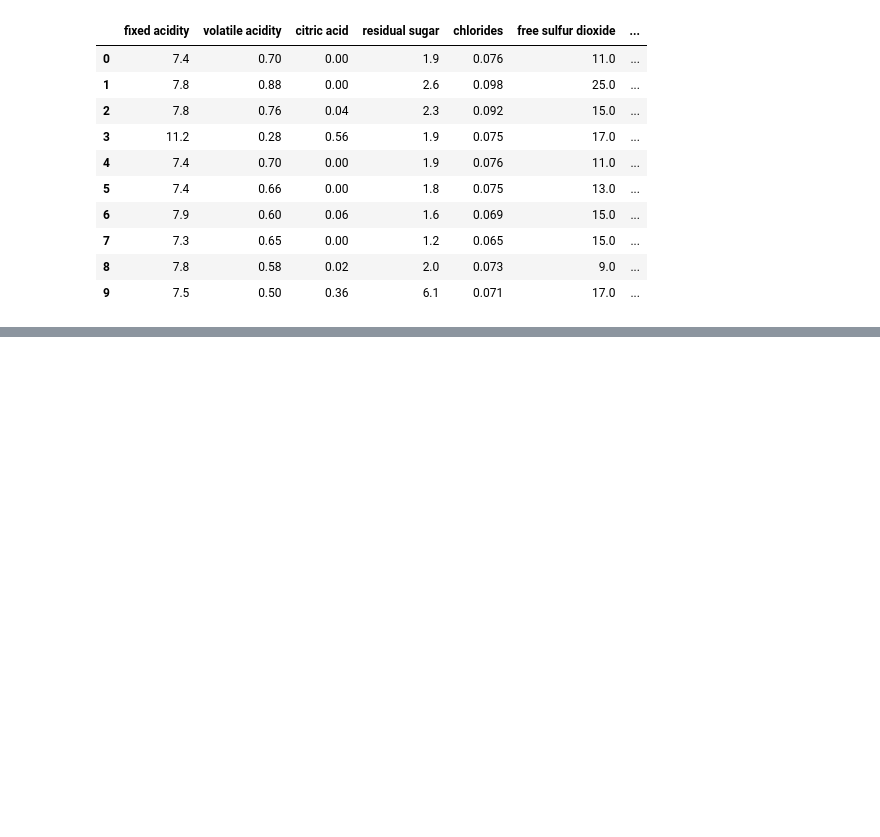
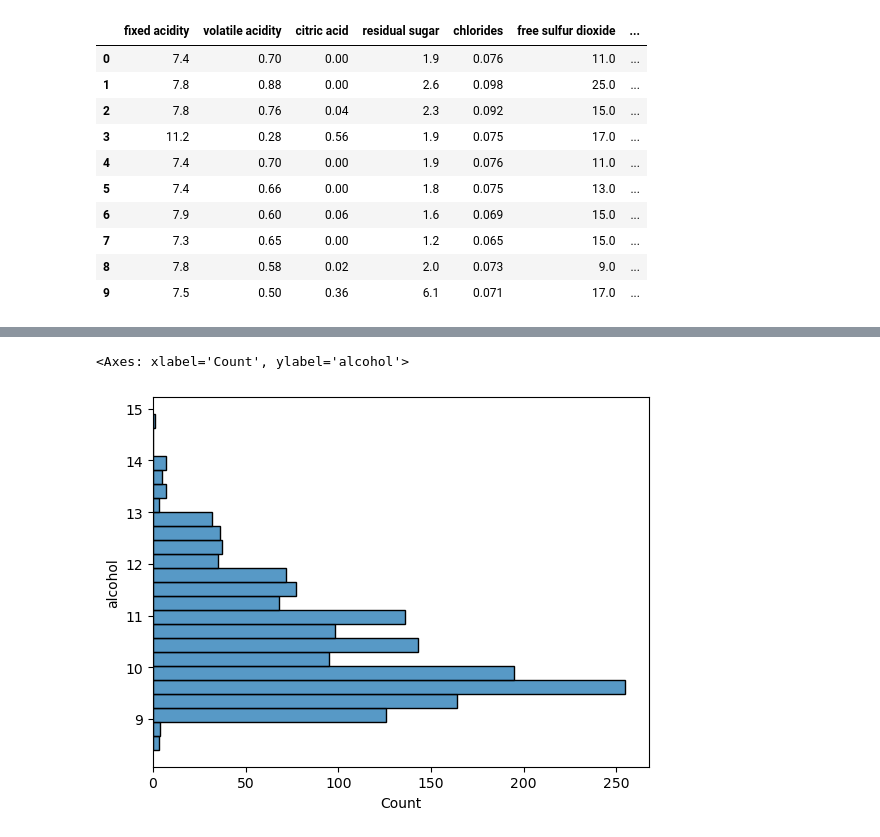
Before and after one commit to MiriamHerrmann/Wine_Data_Project, a Jupyter notebook: WineDataSet.ipynb, the cells around one changed output, grey strips where cells are left out. Saved outputs shown, nothing was run; the diff lists cells and outputs as text; code cells hidden in the pictures; blank space fills up the shorter version.

```diff
--- a/WineDataSet.ipynb
+++ b/WineDataSet.ipynb
@@ -224,0 +111,5 @@ Text(0.5, 1.0, 'Red & White Wine Sample Size')
+# %%
+sns.histplot( y = 'alcohol', data=red_wine_01)
+# %% [output]
+<Axes: xlabel='Count', ylabel='alcohol'>
+[figure, added]
```
Also changed, not shown: parts of 19 cells of this notebook, 1 other file.
